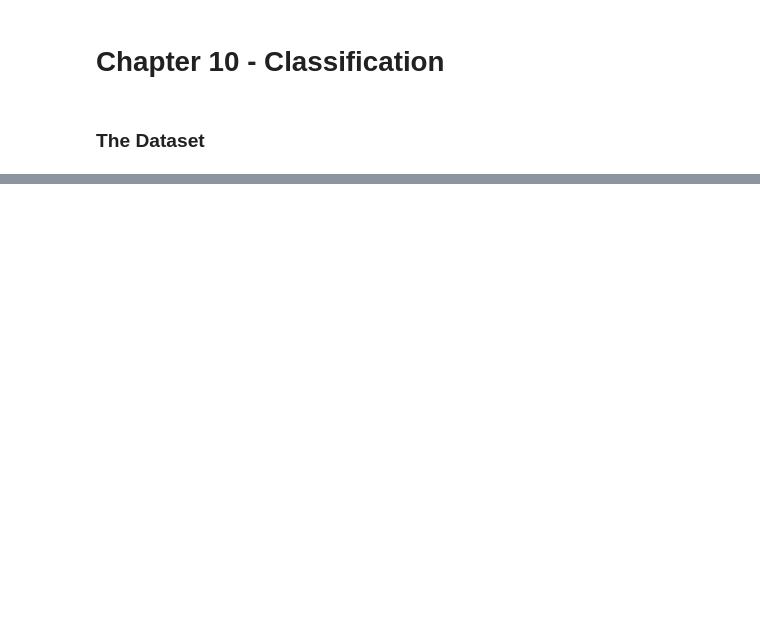
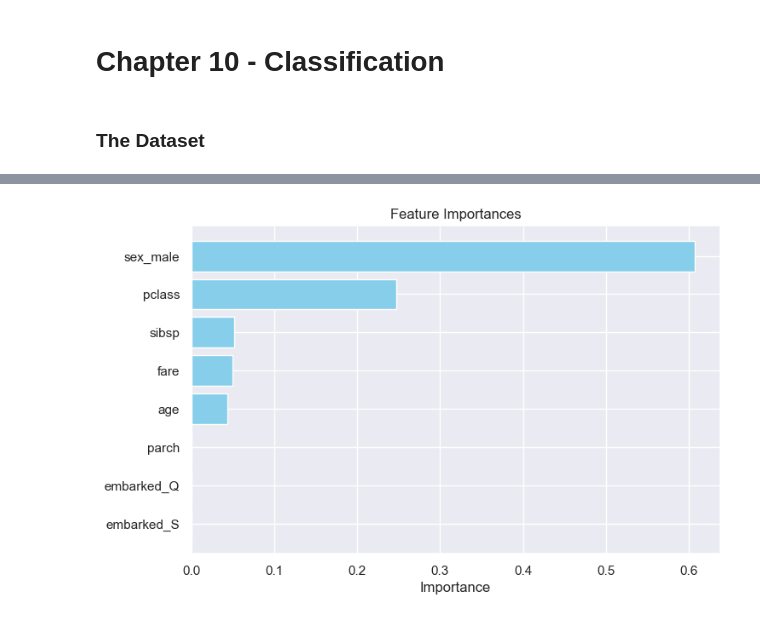
Before and after one commit to LeonardoSMSoares/Data-Analysis-Quick-Reference, a Jupyter notebook: Machine Learning Pocket Reference/MLPR 06 - Classification.ipynb, the cells around one changed output, grey strips where cells are left out. Drawn from its saved outputs; the diff is of its cells as text; code cells hidden in the pictures; blank space fills up the shorter version.

```diff
--- a/Machine Learning Pocket Reference/MLPR 06 - Classification.ipynb
+++ b/Machine Learning Pocket Reference/MLPR 06 - Classification.ipynb
@@ -482,0 +416,16 @@ Most tree models provide access to a `.feature_importances_` attribute following
+# %%
+# Get feature importances and create a DataFrame for easy plotting
+feature_importances = pd.DataFrame({
+    'Feature': X.columns,
+    'Importance': dt.feature_importances_
+}).sort_values(by='Importance', ascending=False)
+
+# Plot the feature importances
+plt.figure(figsize=(8, 5))
+plt.barh(feature_importances['Feature'], feature_importances['Importance'], color='skyblue')
+plt.xlabel('Importance')
+plt.title('Feature Importances')
+plt.gca().invert_yaxis()  # Invert y-axis to display the most important features at the top
+plt.show()
+# %% [output]
+[figure, added]
```
Also changed, not shown: parts of 120 cells of this notebook.
